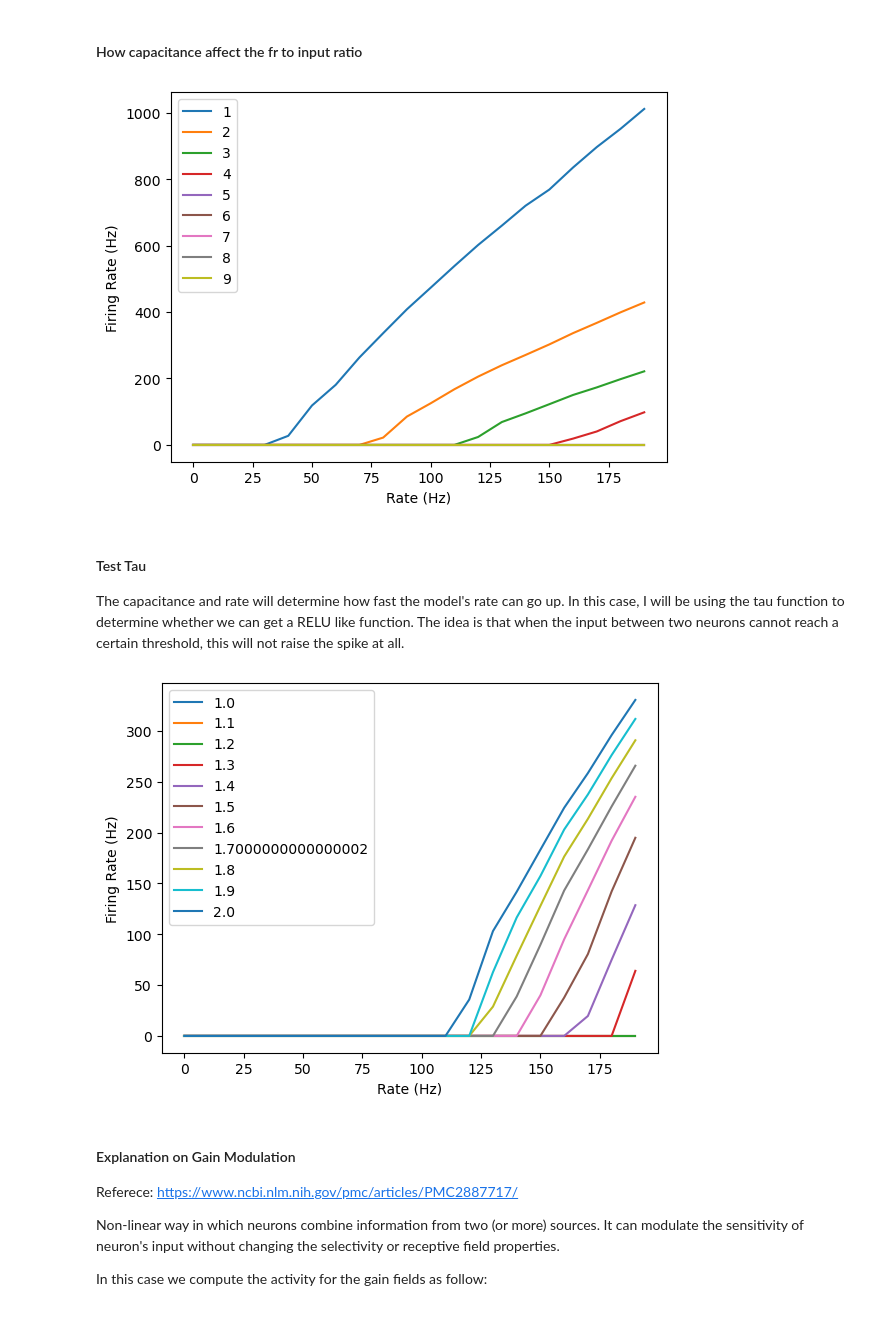
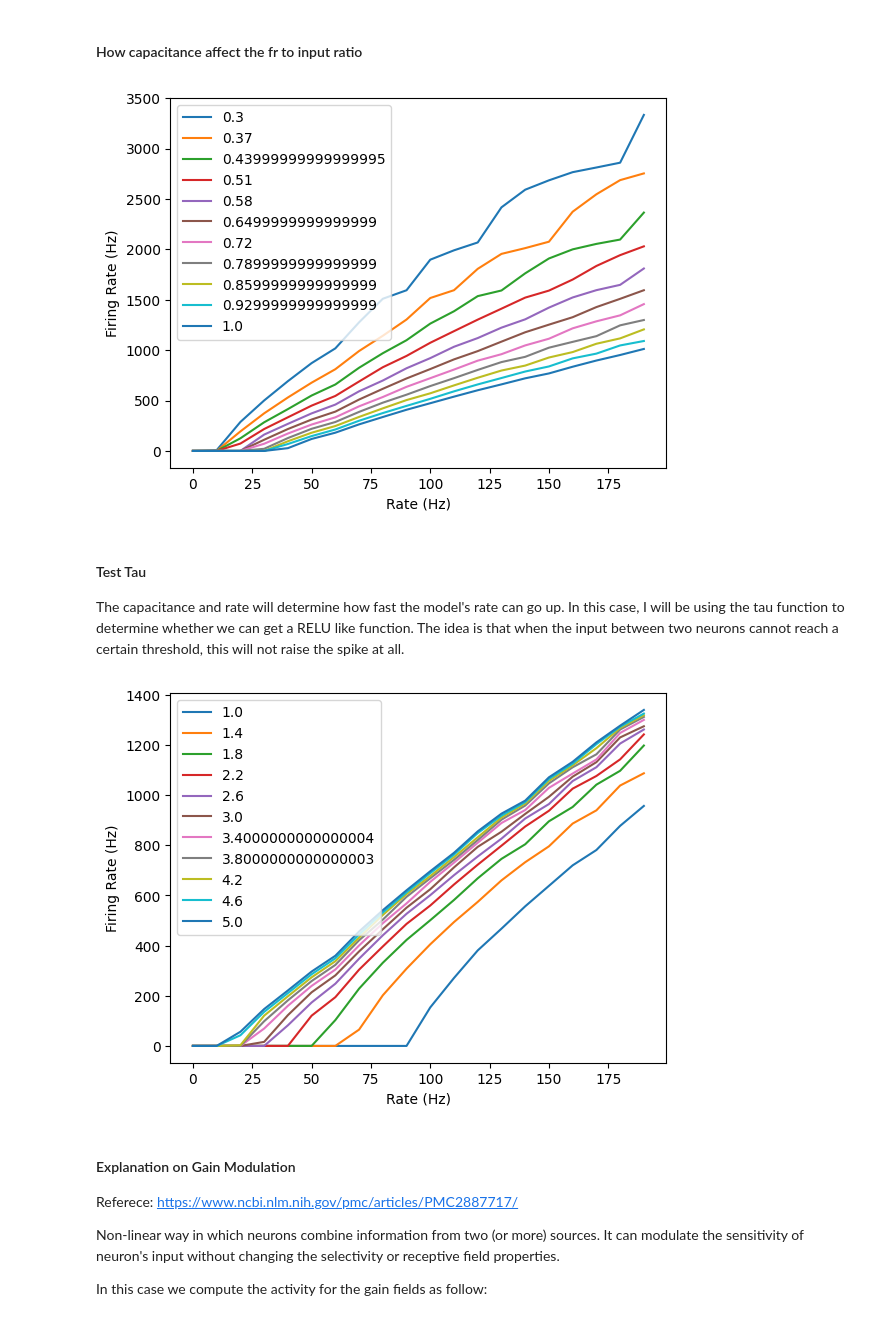
Before and after one commit to aung9htet/counting_snn, a Jupyter notebook: subitization_notebook.ipynb, the cells around one changed output. Saved outputs shown, nothing was run; the diff lists cells and outputs as text; code cells hidden in the pictures.

```diff
--- a/subitization_notebook.ipynb
+++ b/subitization_notebook.ipynb
@@ -384,21 +398,21 @@ def test_capacitance_generator(capacitance, rate):
     return len(spike_recorder.get("events")["times"])/10, multimeter.get()
 # %%
 plt.figure()
-capacitance_range = range(1,10,1)
+capacitance_range = np.linspace(0.3, 1, 11)
 rate_range = range(0, 200, 10)
 record_fr = np.empty(0)
 for c in capacitance_range:
     record_fr = np.empty(0)
     for r in rate_range:
         fr, _ = test_capacitance_generator(c, r)
         record_fr = np.append(record_fr, fr)
     plt.plot(rate_range, record_fr, label=str(c))
 plt.legend()
 plt.xlabel("Rate (Hz)")
 plt.ylabel("Firing Rate (Hz)")
 plt.show()
 # %% [output]
-[figure, old version]
+[figure, new version]
 # %% [markdown]
 #### Test Tau
 
@@ -446,7 +460,7 @@ def test_tau_generator(tau_m, rate):
     return len(spike_recorder.get("events")["times"])/10, multimeter.get()
 # %%
 plt.figure()
-tau_range = np.linspace(1, 2, 11)
+tau_range = np.linspace(1, 5, 11)
 rate_range = range(0, 200, 10)
 record_fr = np.empty(0)
 for tau in tau_range:
@@ -460,7 +474,7 @@ plt.xlabel("Rate (Hz)")
 plt.ylabel("Firing Rate (Hz)")
 plt.show()
 # %% [output]
-[figure, old version]
+[figure, new version]
 # %% [markdown]
 #### Explanation on Gain Modulation
 
```
Also changed, not shown: parts of 8 cells of this notebook, 6 other files.
